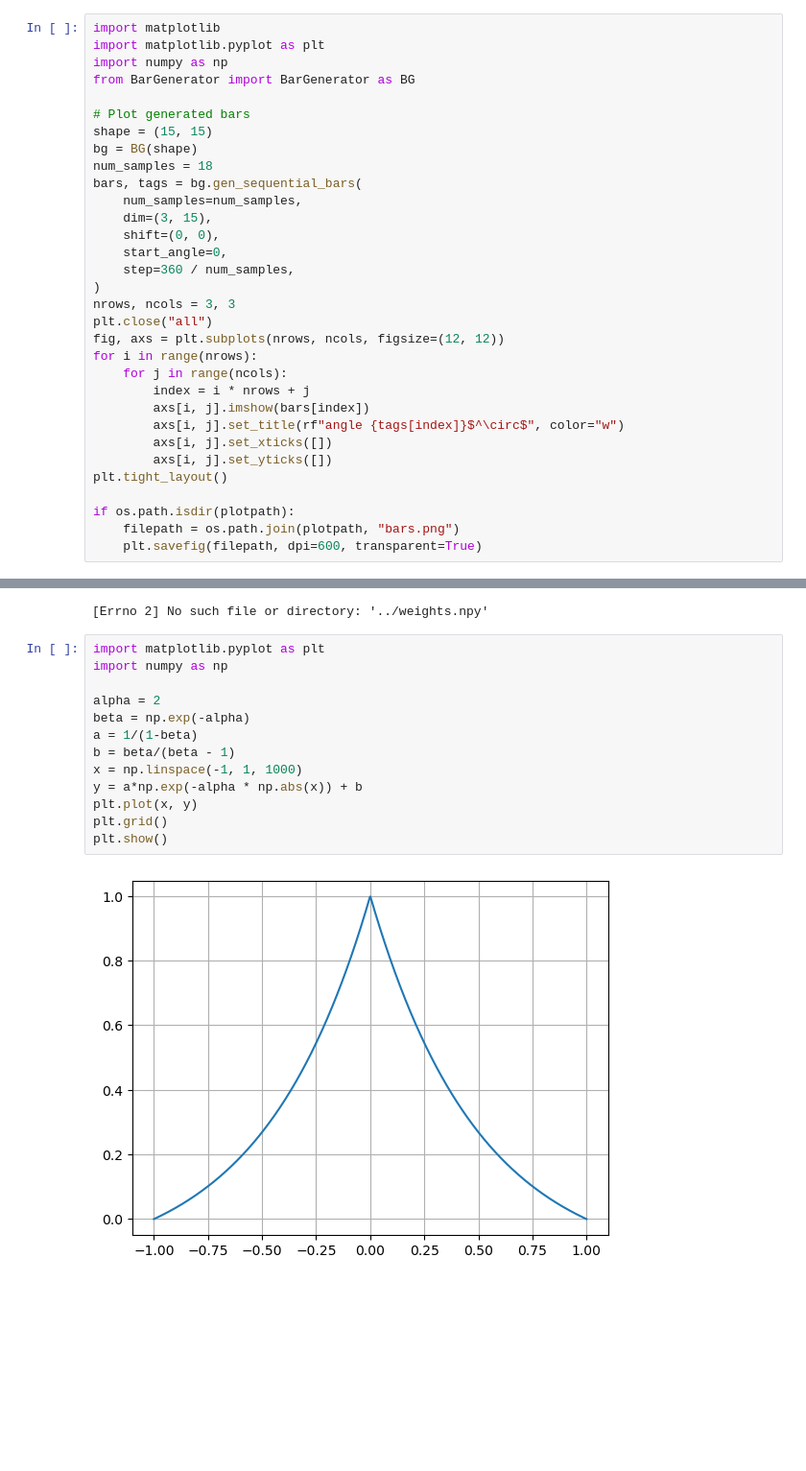
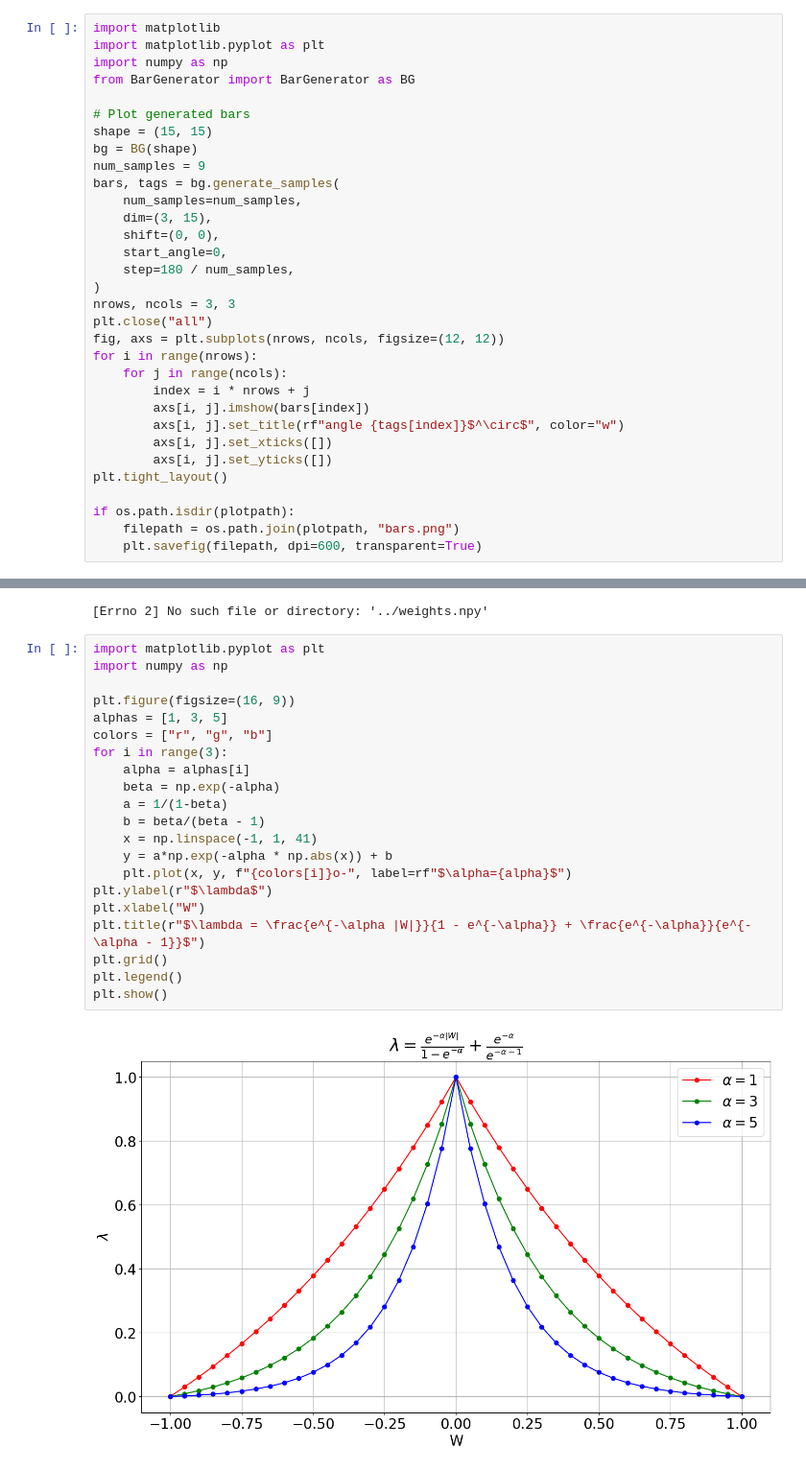
Before and after one commit to wngfra/tac3d, a Jupyter notebook: python/simdata_analysis.ipynb, the cells around one changed output, grey strips where cells are left out. Shown at 96% size. Saved outputs shown, nothing was run; the diff lists cells and outputs as text; blank space fills up the shorter version.

```diff
--- a/python/simdata_analysis.ipynb
+++ b/python/simdata_analysis.ipynb
@@ -65,13 +76,13 @@ from BarGenerator import BarGenerator as BG
 # Plot generated bars
 shape = (15, 15)
 bg = BG(shape)
-num_samples = 18
-bars, tags = bg.gen_sequential_bars(
+num_samples = 9
+bars, tags = bg.generate_samples(
     num_samples=num_samples,
     dim=(3, 15),
     shift=(0, 0),
     start_angle=0,
-    step=360 / num_samples,
+    step=180 / num_samples,
 )
 nrows, ncols = 3, 3
 plt.close("all")
@@ -116,15 +127,23 @@ except FileNotFoundError as e:
 # %%
 import matplotlib.pyplot as plt
 import numpy as np
 
-alpha = 2
-beta = np.exp(-alpha)
-a = 1/(1-beta)
-b = beta/(beta - 1)
-x = np.linspace(-1, 1, 1000)
-y = a*np.exp(-alpha * np.abs(x)) + b
-plt.plot(x, y)
+plt.figure(figsize=(16, 9))
+alphas = [1, 3, 5]
+colors = ["r", "g", "b"]
+for i in range(3):
+    alpha = alphas[i]
+    beta = np.exp(-alpha)
+    a = 1/(1-beta)
+    b = beta/(beta - 1)
+    x = np.linspace(-1, 1, 41)
+    y = a*np.exp(-alpha * np.abs(x)) + b
+    plt.plot(x, y, f"{colors[i]}o-", label=rf"$\alpha={alpha}$")
+plt.ylabel(r"$\lambda$")
+plt.xlabel("W")
+plt.title(r"$\lambda = \frac{e^{-\alpha |W|}}{1 - e^{-\alpha}} + \frac{e^{-\alpha}}{e^{-\alpha - 1}}$")
 plt.grid()
+plt.legend()
 plt.show()
 # %% [output]
-[figure, old version]
+[figure, new version]
```
Also changed, not shown: parts of 2 cells of this notebook, 2 other files.
